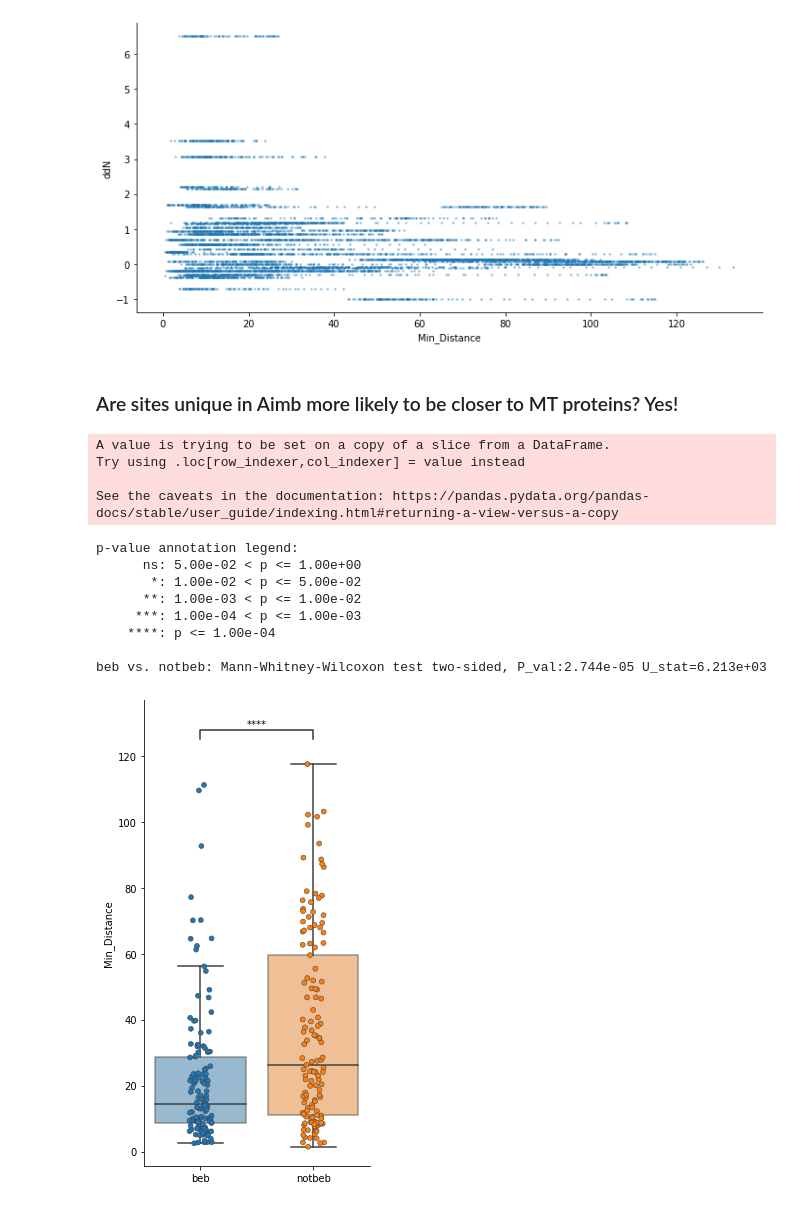
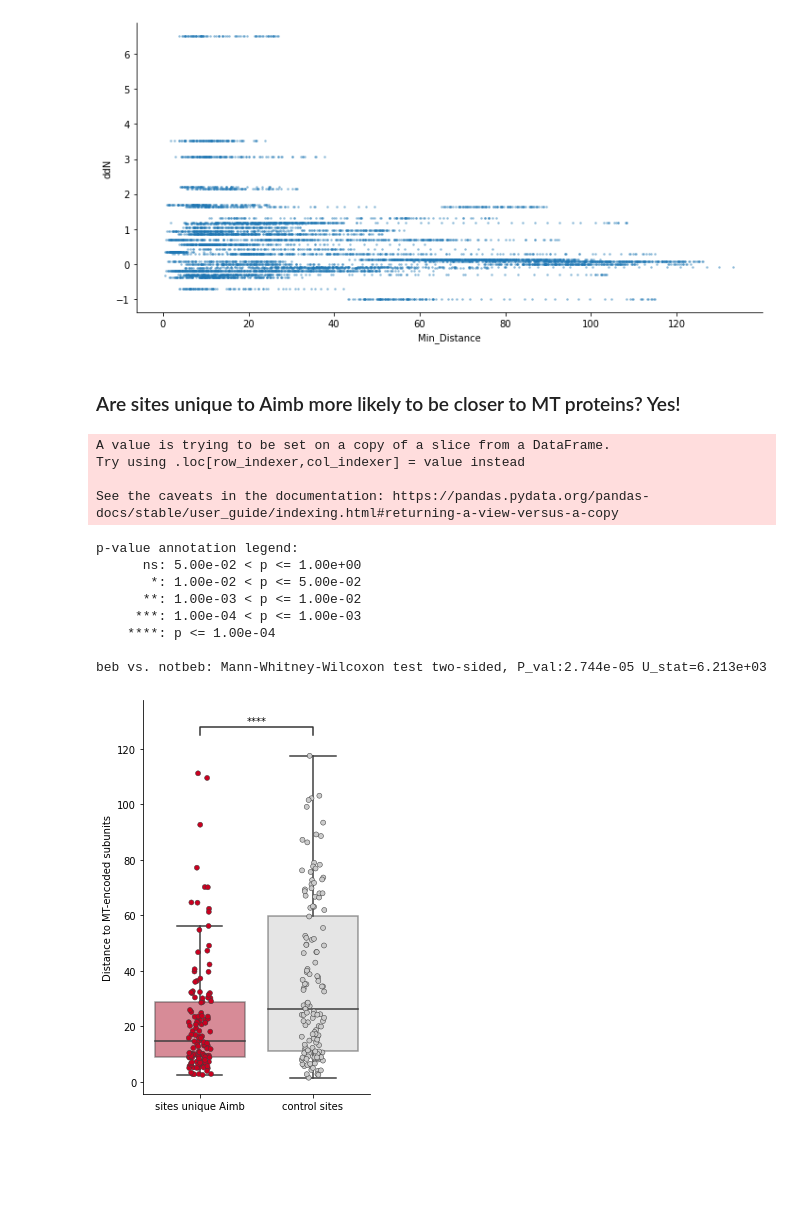
Before and after one commit to osipovarev/Brood_parasites_analysis, a Jupyter notebook: NAD_complex_analysis.ipynb, the cells around one changed output. Cells and saved outputs as stored; diff of their text form; code cells hidden in the pictures; blank space fills up the shorter version.

```diff
--- a/NAD_complex_analysis.ipynb
+++ b/NAD_complex_analysis.ipynb
@@ -169,7 +169,7 @@ fig.tight_layout()
 # %% [output]
 [figure]
 # %% [markdown]
-### Are sites unique in Aimb more likely to be closer to MT proteins? Yes!
+### Are sites unique to Aimb more likely to be closer to MT proteins? Yes!
 # %%
 # Get Aimb unique sites and sample the same number of sites from the control (nonunique) sites
 beb = min_values_df[min_values_df['BEB'] != 0]
@@ -186,26 +186,30 @@ Try using .loc[row_indexer,col_indexer] = value instead
 See the caveats in the documentation: https://pandas.pydata.org/pandas-docs/stable/user_guide/indexing.html#returning-a-view-versus-a-copy
 # %%
 # Plot comparison unique sites vs control
-fig, axes = plt.subplots(figsize=(4, 7))
+fig, axes = plt.subplots(figsize=(4, 6))
+p = ['#ca0020', '#cccccc']
+sns.set_palette(p)
 
 sns.boxplot(data=beb_df, y='Min_Distance', x='selection', showfliers=False, boxprops=dict(alpha=0.5))
 sns.stripplot(data=beb_df, y='Min_Distance', x='selection', linewidth=0.5)
 axes.set_xlabel('')
+axes.set_ylabel('Distance to MT-encoded subunits')
+axes.set_xticklabels(['sites unique Aimb', 'control sites'])
 
 pairs = [('beb', 'notbeb')]
 annotator = Annotator(axes, pairs, data=beb_df, x='selection', y='Min_Distance')
 annotator.configure(test='Mann-Whitney', text_format='star')
 annotator.apply_and_annotate()
 
 sns.despine(fig=None, ax=None, left=False, bottom=False, offset=None, trim=False)
 fig.tight_layout()
 # %% [output]
 p-value annotation legend:
       ns: 5.00e-02 < p <= 1.00e+00
        *: 1.00e-02 < p <= 5.00e-02
       **: 1.00e-03 < p <= 1.00e-02
      ***: 1.00e-04 < p <= 1.00e-03
     ****: p <= 1.00e-04
 
 beb vs. notbeb: Mann-Whitney-Wilcoxon test two-sided, P_val:2.744e-05 U_stat=6.213e+03
-[figure, old version]
+[figure, new version]
```
